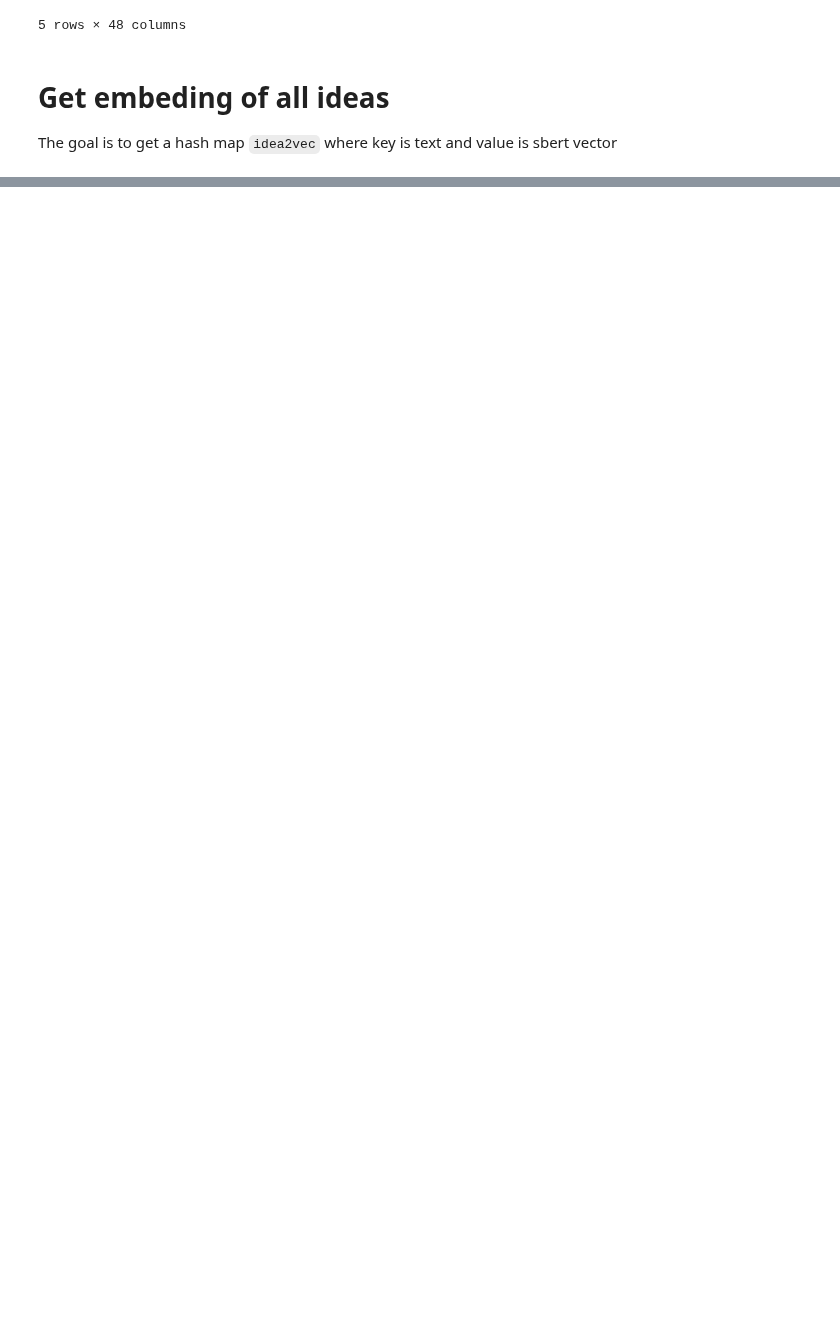
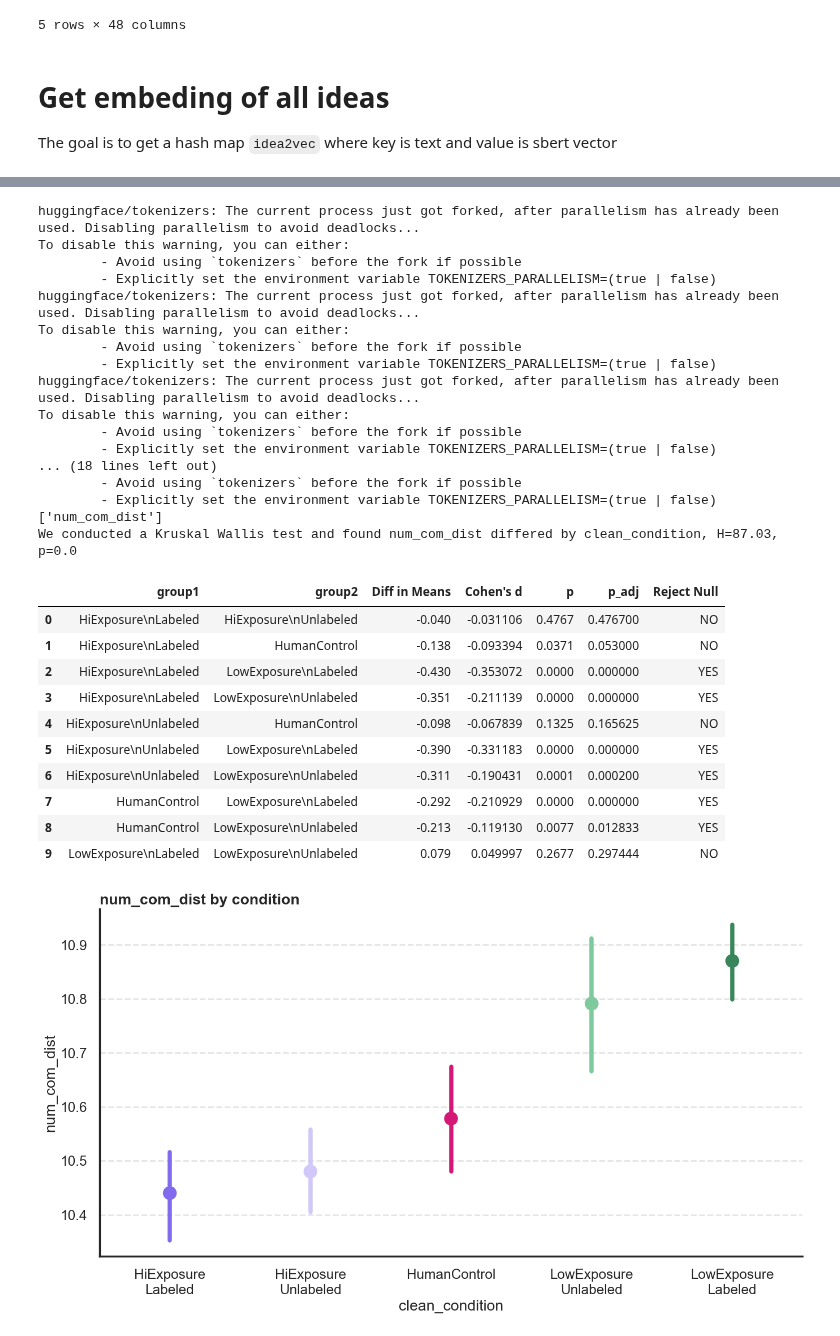
Before and after one commit to josh-ashkinaze/net_create, a Jupyter notebook: scripts/analyze_experiment/diversity_metrics.ipynb, the cells around one changed output, grey strips where cells are left out. Cells and saved outputs as stored; diff of their text form; code cells hidden in the pictures; blank space fills up the shorter version.

```diff
--- a/scripts/analyze_experiment/diversity_metrics.ipynb
+++ b/scripts/analyze_experiment/diversity_metrics.ipynb
@@ -285,0 +355,52 @@ We conducted a Kruskal Wallis test and found ai_dist differed by clean_condition
+# %%
+from joblib import Parallel, delayed
+
+def get_communities(list_vecs):
+    sim_mat = cosine_similarity(list_vecs)
+    G = nx.from_numpy_matrix(sim_mat)
+    G.remove_edges_from(nx.selfloop_edges(G))
+    partition = nx.community.louvain_communities(G, seed=416, resolution=1.25)
+    return len(partition)
+
+def bootstrap_iteration(df, seed):
+    df_sample = df.groupby(by=['clean_condition', 'item']).sample(frac=0.75, random_state=seed)
+    condition_ideas = df_sample.groupby(by=['clean_condition', 'condition', 'item'])['response_text'].apply(lambda x: list(x)).reset_index()
+    condition_ideas['vectors'] = condition_ideas['response_text'].apply(lambda x: np.vstack([idea2vec[i] for i in x]))
+    condition_ideas['num_com_dist'] = condition_ideas['vectors'].apply(lambda x: get_communities(x))
+    condition_ideas[['clean_condition', 'item', 'num_com_dist']]
+    return condition_ideas
+
+n_iterations = 200
+bootstrap_results = Parallel(n_jobs=-1)(delayed(bootstrap_iteration)(df, i) for i in range(n_iterations))
+bootstrap_results = pd.concat(bootstrap_results)
+process_metrics(bootstrap_results, plot_type="point")
+# %% [output]
+huggingface/tokenizers: The current process just got forked, after parallelism has already been used. Disabling parallelism to avoid deadlocks...
+To disable this warning, you can either:
+        - Avoid using `tokenizers` before the fork if possible
+        - Explicitly set the environment variable TOKENIZERS_PARALLELISM=(true | false)
+huggingface/tokenizers: The current process just got forked, after parallelism has already been used. Disabling parallelism to avoid deadlocks...
+To disable this warning, you can either:
+        - Avoid using `tokenizers` before the fork if possible
+        - Explicitly set the environment variable TOKENIZERS_PARALLELISM=(true | false)
+huggingface/tokenizers: The current process just got forked, after parallelism has already been used. Disabling parallelism to avoid deadlocks...
+To disable this warning, you can either:
+        - Avoid using `tokenizers` before the fork if possible
+        - Explicitly set the environment variable TOKENIZERS_PARALLELISM=(true | false)
+... (18 lines left out)
+        - Avoid using `tokenizers` before the fork if possible
+        - Explicitly set the environment variable TOKENIZERS_PARALLELISM=(true | false)
+['num_com_dist']
+We conducted a Kruskal Wallis test and found num_com_dist differed by clean_condition, H=87.03, p=0.0
+|  | group1 | group2 | Diff in Means | Cohen's d | p | p_adj | Reject Null |
+| 0 | HiExposure\nLabeled | HiExposure\nUnlabeled | -0.040 | -0.031106 | 0.4767 | 0.476700 | NO |
+| 1 | HiExposure\nLabeled | HumanControl | -0.138 | -0.093394 | 0.0371 | 0.053000 | NO |
+| 2 | HiExposure\nLabeled | LowExposure\nLabeled | -0.430 | -0.353072 | 0.0000 | 0.000000 | YES |
+| 3 | HiExposure\nLabeled | LowExposure\nUnlabeled | -0.351 | -0.211139 | 0.0000 | 0.000000 | YES |
+| 4 | HiExposure\nUnlabeled | HumanControl | -0.098 | -0.067839 | 0.1325 | 0.165625 | NO |
+| 5 | HiExposure\nUnlabeled | LowExposure\nLabeled | -0.390 | -0.331183 | 0.0000 | 0.000000 | YES |
+| 6 | HiExposure\nUnlabeled | LowExposure\nUnlabeled | -0.311 | -0.190431 | 0.0001 | 0.000200 | YES |
+| 7 | HumanControl | LowExposure\nLabeled | -0.292 | -0.210929 | 0.0000 | 0.000000 | YES |
+| 8 | HumanControl | LowExposure\nUnlabeled | -0.213 | -0.119130 | 0.0077 | 0.012833 | YES |
+| 9 | LowExposure\nLabeled | LowExposure\nUnlabeled | 0.079 | 0.049997 | 0.2677 | 0.297444 | NO |
+[figure, added]
```
Also changed, not shown: parts of 10 cells of this notebook.
